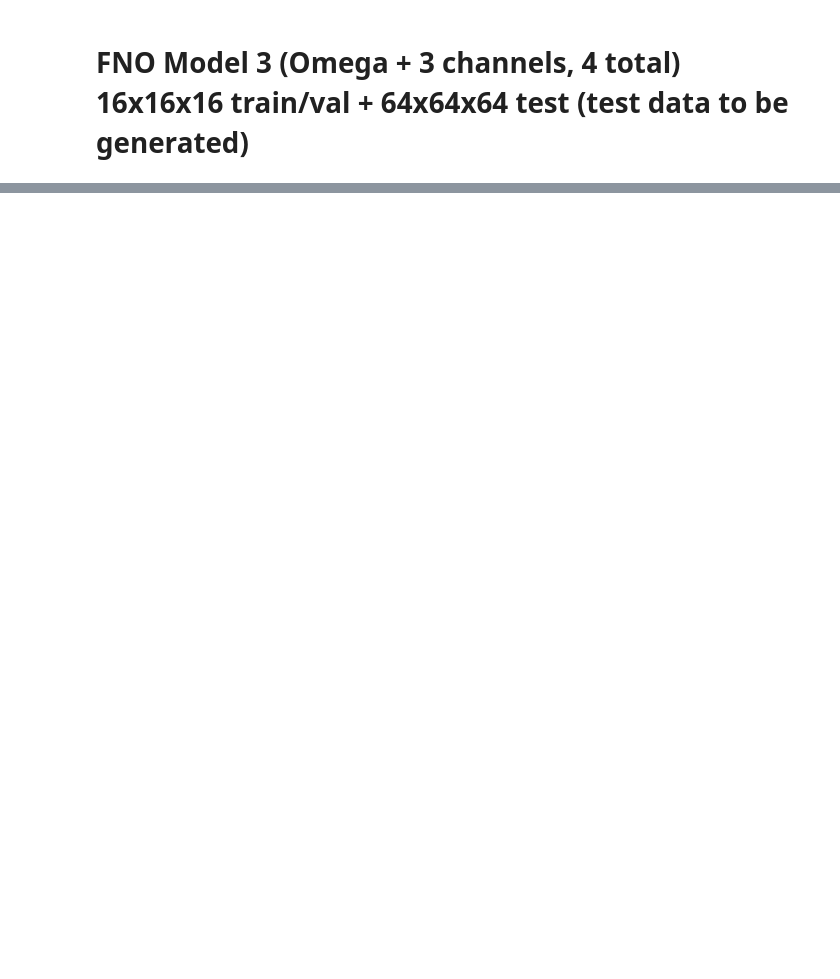
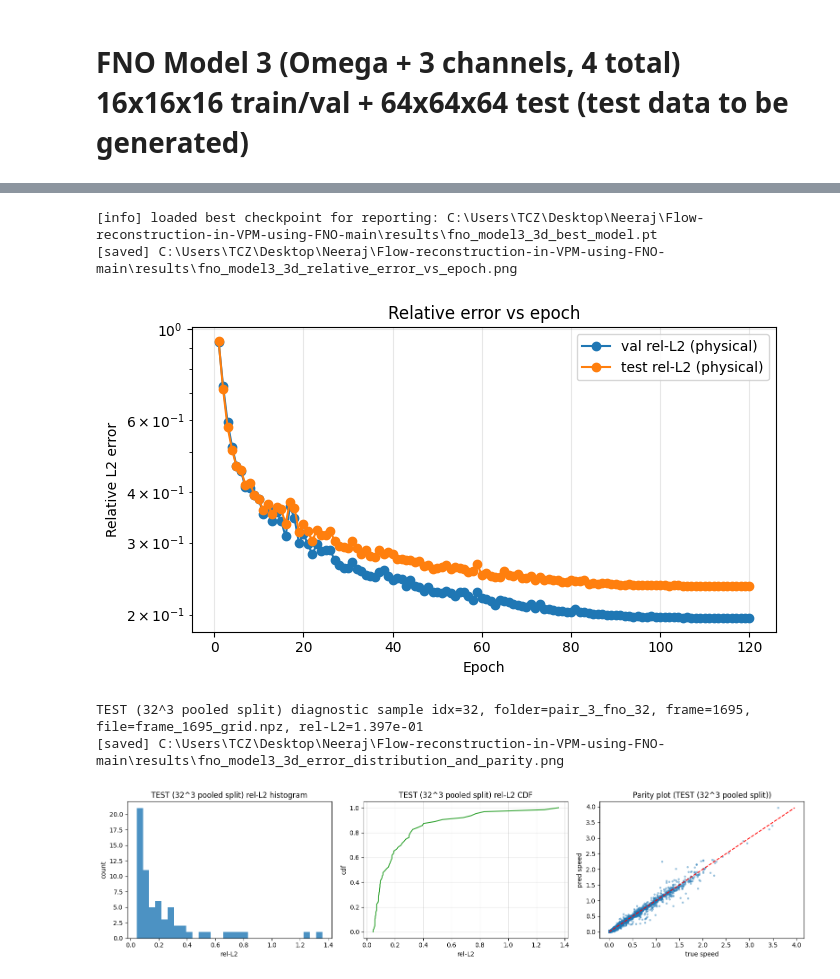
Before and after one commit to neerajbalachandar/Flow-reconstruction-in-VPM-using-FNO, a Jupyter notebook: models/fno_model3.ipynb, the cells around one changed output, grey strips where cells are left out. Saved outputs shown, nothing was run; the diff lists cells and outputs as text; code cells hidden in the pictures; blank space fills up the shorter version.

Commit message:
updated data, and 3d plots, good pointwise error

```diff
--- a/models/fno_model3.ipynb
+++ b/models/fno_model3.ipynb
@@ -1268,8 +1318,7 @@ if HAS_TEST:
 # %%
 # =========================
-# Relative error + distribution/parity diagnostics
+# Relative Error + Distribution/Parity Diagnostics
 # =========================
-# Load best checkpoint for reporting, if available.
 if CFG.get('use_best_checkpoint_for_reports', True) and CKPT_PATH.exists():
     try:
         ckpt = torch.load(CKPT_PATH, map_location=DEVICE, weights_only=False)
@@ -1287,8 +1336,6 @@ fig_r, ax_r = plt.subplots(figsize=(7, 4))
 ax_r.plot(HIST['epoch'], HIST['val_rel_l2'], marker='o', label='val rel-L2 (physical)')
 if HAS_TEST:
     ax_r.plot(HIST['epoch'], HIST['test_rel_l2'], marker='o', label='test rel-L2 (physical)')
-if HAS_TEST_SR:
-    ax_r.plot(HIST['epoch'], HIST['test_sr_rel_l2'], marker='o', label='test_sr rel-L2 (physical)')
 ax_r.set_yscale('log')
 ax_r.set_xlabel('Epoch')
 ax_r.set_ylabel('Relative L2 error')
@@ -1299,32 +1346,27 @@ fig_r.tight_layout()
 save_fig(fig_r, 'relative_error_vs_epoch.png')
 plt.show()
 
-if HAS_TEST_SR:
-    diag_loader = TEST_SR_LOADER
-    diag_ds = TEST_SR_DS
-    diag_files = TEST_SR_FILES
-    diag_label = f"TEST_SR ({CFG.get('test_sr_expected_res', '?')}^3)"
-elif HAS_TEST:
+if HAS_TEST:
     diag_loader = TEST_LOADER
     diag_ds = TEST_DS
     diag_files = TEST_FILES
-    diag_label = f"TEST ({CFG.get('test_expected_res', '?')}^3)"
+    diag_label = f"TEST ({CFG.get('train_expected_res', '?')}^3 pooled split)"
 else:
     diag_loader = VAL_LOADER
     diag_ds = VAL_DS
     diag_files = VAL_FILES
-    diag_label = f"VAL ({CFG.get('train_expected_res', '?')}^3)"
+    diag_label = f"VAL ({CFG.get('train_expected_res', '?')}^3 pooled split)"
 
 diag = evaluate(MODEL, diag_loader, collect=True)
 rel_vals = np.asarray(diag['rel_per_sample'], dtype=np.float32)
-
 if len(rel_vals) == 0:
     raise RuntimeError('No per-sample relative error values available for diagnostics.')
 
 diag_idx = int(np.argsort(rel_vals)[len(rel_vals) // 2])
+diag_path = Path(diag_files[diag_idx])
 print(
-    f"{diag_label} diagnostic sample idx={diag_idx}, frame={parse_frame_id(diag_files[diag_idx])}, "
-    f"file={Path(diag_files[diag_idx]).name}, rel-L2={rel_vals[diag_idx]:.3e}"
+    f"{diag_label} diagnostic sample idx={diag_idx}, folder={diag_path.parent.name}, frame={parse_frame_id(diag_path)}, "
+    f"file={diag_path.name}, rel-L2={rel_vals[diag_idx]:.3e}"
 )
 
 sx_norm, sy_norm = diag_ds[diag_idx]
@@ -1333,39 +1375,45 @@ with torch.no_grad():
 
 sy_phys = to_physical_y(sy_norm)
 sp_phys = to_physical_y(sp_norm)
-
 true_speed = speed_from_velocity(sy_phys).reshape(-1)
 pred_speed = speed_from_velocity(sp_phys).reshape(-1)
 
 rng = np.random.default_rng(CFG['seed'])
 if true_speed.size > 8000:
     idx = rng.choice(true_speed.size, size=8000, replace=False)
     true_speed = true_speed[idx]
     pred_speed = pred_speed[idx]
 
 fig_d, axs = plt.subplots(1, 3, figsize=(16, 4))
 axs[0].hist(rel_vals, bins=30, color='tab:blue', alpha=0.8)
 axs[0].set_title(f'{diag_label} rel-L2 histogram')
 axs[0].set_xlabel('rel-L2')
 axs[0].set_ylabel('count')
 sorted_rel = np.sort(rel_vals)
 cdf = np.linspace(0, 1, len(sorted_rel), endpoint=True)
 axs[1].plot(sorted_rel, cdf, color='tab:green')
 axs[1].set_title(f'{diag_label} rel-L2 CDF')
 axs[1].set_xlabel('rel-L2')
 axs[1].set_ylabel('cdf')
 axs[1].grid(True, alpha=0.3)
 
 vmin = min(float(true_speed.min()), float(pred_speed.min()))
 vmax = max(float(true_speed.max()), float(pred_speed.max()))
 axs[2].scatter(true_speed, pred_speed, s=6, alpha=0.35)
 axs[2].plot([vmin, vmax], [vmin, vmax], 'r--', linewidth=1.4)
 axs[2].set_title(f'Parity plot ({diag_label})')
 axs[2].set_xlabel('true speed')
 axs[2].set_ylabel('pred speed')
 
 fig_d.tight_layout()
 save_fig(fig_d, 'error_distribution_and_parity.png')
 plt.show()
+# %% [output]
+[info] loaded best checkpoint for reporting: C:\Users\TCZ\Desktop\Neeraj\Flow-reconstruction-in-VPM-using-FNO-main\results\fno_model3_3d_best_model.pt
+[saved] C:\Users\TCZ\Desktop\Neeraj\Flow-reconstruction-in-VPM-using-FNO-main\results\fno_model3_3d_relative_error_vs_epoch.png
+[figure, added]
+TEST (32^3 pooled split) diagnostic sample idx=32, folder=pair_3_fno_32, frame=1695, file=frame_1695_grid.npz, rel-L2=1.397e-01
+[saved] C:\Users\TCZ\Desktop\Neeraj\Flow-reconstruction-in-VPM-using-FNO-main\results\fno_model3_3d_error_distribution_and_parity.png
+[figure, added]
 # %%
 # =========================
```
Also changed, not shown: parts of 11 cells of this notebook, 39 other files.
